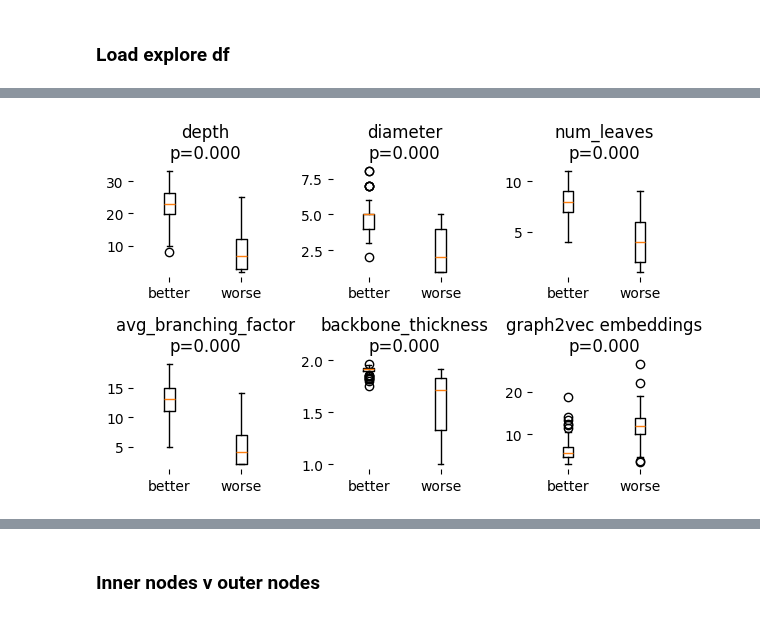
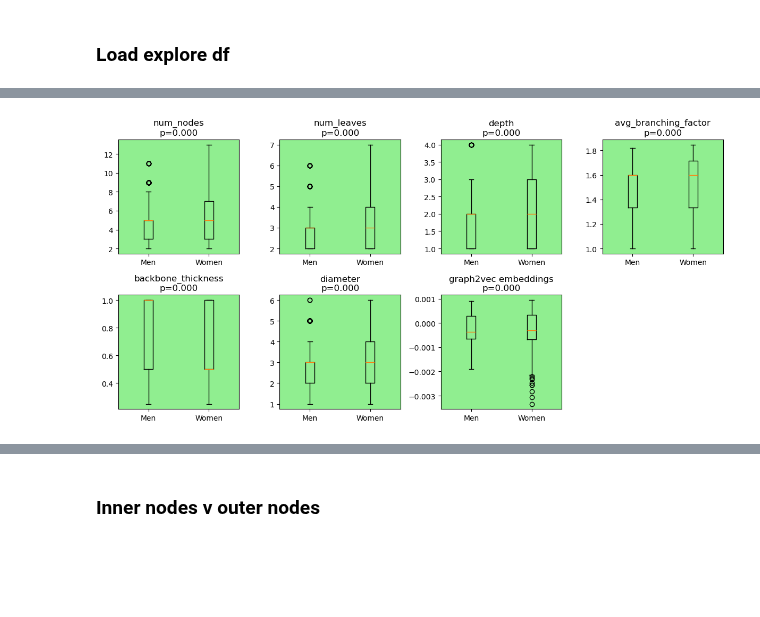
Before and after one commit to geometric-intelligence/mazedyn, a Jupyter notebook: mazedyn/2_hypothesis_testing.ipynb, the cells around one changed output, grey strips where cells are left out. Saved outputs shown, nothing was run; the diff lists cells and outputs as text; code cells hidden in the pictures; blank space fills up the shorter version.

```diff
--- a/mazedyn/2_hypothesis_testing.ipynb
+++ b/mazedyn/2_hypothesis_testing.ipynb
@@ -11,7 +21,10 @@ import warnings
 import plotly.graph_objects as go
 
 
-from flow_tree_utils import OBJECTS, compute_extended_explore_traj, compute_explore_traj, generate_traj_from_path, generate_trajs_from_df, generate_flow_tree_from_trajs
+from flow_tree_utils import OBJECTS, plot_flow_tree, load_test_df, compute_extended_explore_traj, compute_explore_traj, generate_trajs_from_df, generate_flow_tree_from_trajs
 
 warnings.filterwarnings("ignore")
 pd.options.mode.chained_assignment = None
+
+# Load test data into dataframe
+test_df = load_test_df()
@@ -297,7 +280,7 @@ def extract_tree_features(graph, root):
     diameter = nx.diameter(graph)
 
     backbone_path, max_weight, weights = get_heaviest_path(graph, root)
-    backbone_thickness = np.mean(weights)
+    backbone_thickness = np.mean(weights) / max_weight
 
     # Number of Leaves
     num_leaves = sum(1 for node in graph.nodes() if graph.degree(node) == 1)
@@ -309,16 +292,16 @@ def extract_tree_features(graph, root):
     # Put all features in a list
     features = [
         num_nodes,
+        num_leaves,
         depth,
-        diameter,
-        num_leaves,
         avg_branching_factor,
-        backbone_thickness
+        backbone_thickness,
+        diameter
     ]
 
     return features
 
-def compare_flow_tree_groups(results_df, group1_trees, group2_trees, normalise=True, include_embeddings=True, hypothesis_test_types=["permutation"], group1_name="Group 1", group2_name="Group 2", hypothesis=""):
+def compare_flow_tree_groups(results_df, group1_trees, group2_trees, normalise=False, include_embeddings=True, hypothesis_test_types=["permutation"], group1_name="Group 1", group2_name="Group 2", hypothesis=""):
     """Compare two groups of flow trees on various structural metrics.
 
     Args:
@@ -332,7 +315,7 @@ def compare_flow_tree_groups(results_df, group1_trees, group2_trees, normalise=T
     Returns:
         DataFrame containing test results
     """
-    feature_names = ['depth', 'diameter', 'num_leaves', 'avg_branching_factor', 'backbone_thickness']
+    feature_names = ['num_nodes', 'num_leaves', 'depth',  'avg_branching_factor', 'backbone_thickness','diameter',]
 
     # Add embeddings to features arrays
     group1_features = np.array([extract_tree_features(G, 0) for G in group1_trees])
@@ -474,31 +533,45 @@ plt.show()
 # %%
-# QUARTILES DIFFERENT
-q12_flow_trees = []
-q34_flow_trees = []
+# MEN V WOMEN DIFFERENT
+men_flow_trees = []
+women_flow_trees = []
 
-for (start_node, end_node, quartile), group in test_df.groupby(["StartAt", "EndAt", "quartile"]):
-    trajs = np.array(group["trajs"])
-    G = generate_flow_tree_from_trajs(trajs, END_NODE=end_node)
+min = 99
 
-    # for embeddings to work
-    new_G = nx.relabel.convert_node_labels_to_integers(G, first_label=0, ordering='default')
+for (start_node, end_node), group in test_df.groupby(["StartAt", "EndAt"]):
+    group = group[group["accuracy"]]
 
-    if quartile <= 2:
-        q12_flow_trees.append(new_G)
-    else:
-        q34_flow_trees.append(new_G)
+    men_df = group[group["is_man"]]
+    women_df = group[~group["is_man"]]
+
+    min_num_trajs = np.min([women_df.shape[0], men_df.shape[0]])
+    if min_num_trajs < 10: continue
+
+    for i in range(5):
+        sample_df1 = men_df.sample(n=10, random_state=i)
+        sample_df2 = women_df.sample(n=10, random_state=i)
+
+        trajs1 = np.array(sample_df1["trajs"])
+        G1 = generate_flow_tree_from_trajs(trajs1, END_NODE="0")
+        new_G1 = nx.relabel.convert_node_labels_to_integers(G1, first_label=0, ordering='default')
+
+        trajs2 = np.array(sample_df2["trajs"])
+        G2 = generate_flow_tree_from_trajs(trajs2, END_NODE="0")
+        new_G2 = nx.relabel.convert_node_labels_to_integers(G2, first_label=0, ordering='default')
+
+        men_flow_trees.append(new_G1)
+        women_flow_trees.append(new_G2)
 
 results_df = get_new_results_df()
 
-# Run comparison on quartile groups
-results_df, q12_features, q34_features = compare_flow_tree_groups(
+# Run comparison on sex groups
+results_df, men_features, women_features = compare_flow_tree_groups(
     results_df,
-    q12_flow_trees,
-    q34_flow_trees,
-    group1_name="quartiles 1-2",
-    group2_name="quartiles 3-4",
+    men_flow_trees,
+    women_flow_trees,
+    group1_name="men",
+    group2_name="women",
     hypothesis_test_types=["t-test", "permutation"],
-    hypothesis="Flow Trees of top-half performers are different from those of bottom-half ones."
+    hypothesis="Flow Trees of successful males are different from those of successful females."
 )
 
 # Display results
@@ -506,18 +579,18 @@ print("\nHypothesis Test Results:")
 print(results_df.to_string())
 
 # Create visualization of results
-plt.figure(figsize=(6, 4))
+plt.figure(figsize=(12, 6))
 for i, feature_name in enumerate(results_df['metric'].unique()):
     feature_results = results_df[results_df['metric'] == feature_name]
     perm_result = feature_results[feature_results['test_type'] == 'permutation'].iloc[0]
 
-    plt.subplot(2, 3, i+1)
-    plt.boxplot([q12_features[:, i], q34_features[:, i]],
-                labels=['better', 'worse'])
+    plt.subplot(2, 4, i+1)
+    plt.boxplot([men_features[:, i], women_features[:, i]],
+                labels=['Men', 'Women'])
     plt.title(f'{feature_name}\np={perm_result["p_value"]:.3f}')
-    # if perm_result["significant"]:
-        # plt.gca().set_facecolor('lightgreen')
-    plt.box(on=None)
+    if perm_result["significant"]:
+        plt.gca().set_facecolor('lightgreen')
+
 plt.tight_layout()
 plt.show()
 
@@ -539 +614 @@ Hypothesis Test Results:
-[figure, old version]
+[figure, new version]
```
Also changed, not shown: parts of 33 cells of this notebook, 10 other files.
